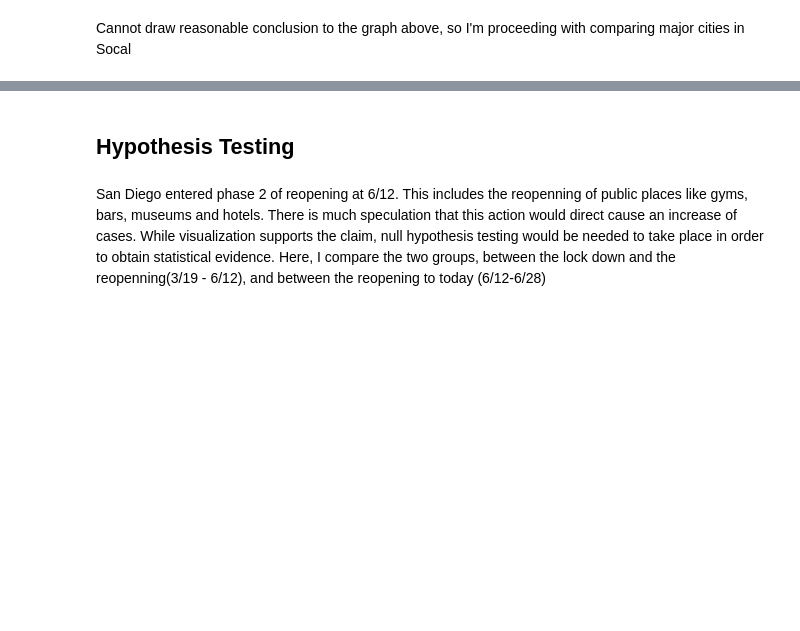
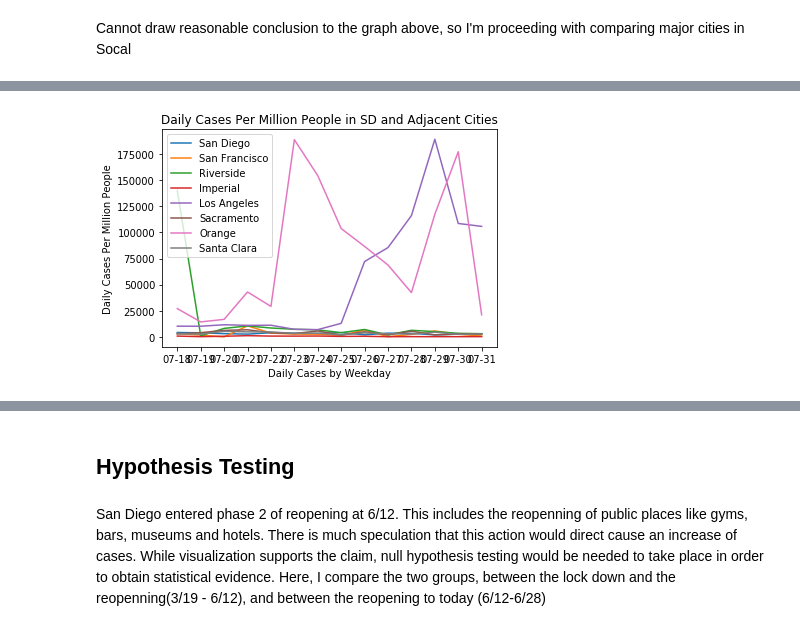
Before and after one commit to waychang626/Summer-2020-Projects-, a Jupyter notebook: COVID19-Project/COVID_SD.ipynb, the cells around one changed output, grey strips where cells are left out. Drawn from its saved outputs; the diff is of its cells as text; code cells hidden in the pictures; blank space fills up the shorter version.

Commit message:
analyst SD to other cities

```diff
--- a/COVID19-Project/COVID_SD.ipynb
+++ b/COVID19-Project/COVID_SD.ipynb
@@ -76,3 +100,8 @@ len(df_covid[df_covid['City'] == 'Unknown'])
+# %%
+ca_covid = ca_covid.loc[ca_covid['county'].isin(cities_list)]
+# %%
+## clean date columns
+ca_covid['date'] = ca_covid['date'].str.replace('2020-','')
 # %% [markdown]
 ## Merging
 # %%
@@ -257,0 +275,25 @@ Cannot draw reasonable conclusion to the graph above, so I'm proceeding with com
+# %%
+ca_population = ca_population[['NAME', 'POPESTIMATE2019']]
+ca_population.columns = ['City', 'Population']
+
+##clean City column
+ca_population['City'] = ca_population['City'].str.replace('city', '')
+ca_population['City'] = ca_population['City'].str.replace('town', '')
+ca_population['City'] = ca_population['City'].str.strip()
+ca_population.drop_duplicates(inplace = True)
+
+
+##getting df population with only cities in df_covid
+ca_cities = cities_list
+#print(ca_cities)
+
+ca_population = ca_population[ca_population['City'].isin(list(ca_cities))]
+ca_population = ca_population[['City', 'Population']]
+
+## merging these datasets
+ca_covid = ca_population.merge(ca_covid, left_on='City', right_on='county', how = 'inner')
+ca_covid = ca_covid.sort_values(by=['City', 'date'])
+#cities = list(df_covid_pop['City'].unique())
+#cities
+# %%
+ca_covid['DailyCases/Million'] = (ca_covid['newcountconfirmed']/df_covid_pop['Population']*1000000)
@@ -257,0 +323,14 @@ Cannot draw reasonable conclusion to the graph above, so I'm proceeding with com
+# %%
+for c in list(cities_list):
+    #print(c)
+    df_temp = ca_covid.loc[ca_covid['City'] == c, :]
+    #print(df_temp)
+    pv_temp = df_temp.iloc[-14:].pivot_table(index = 'date', values = 'DailyCases/Million')
+
+    plt.plot(pv_temp, label = c)
+    plt.ylabel("Daily Cases Per Million People" )
+    plt.xlabel('Daily Cases by Weekday')
+    plt.title('Daily Cases Per Million People in SD and Adjacent Cities')
+    plt.legend()
+# %% [output]
+[figure, added]
```
Also changed, not shown: parts of 22 cells of this notebook, 2 other files.
